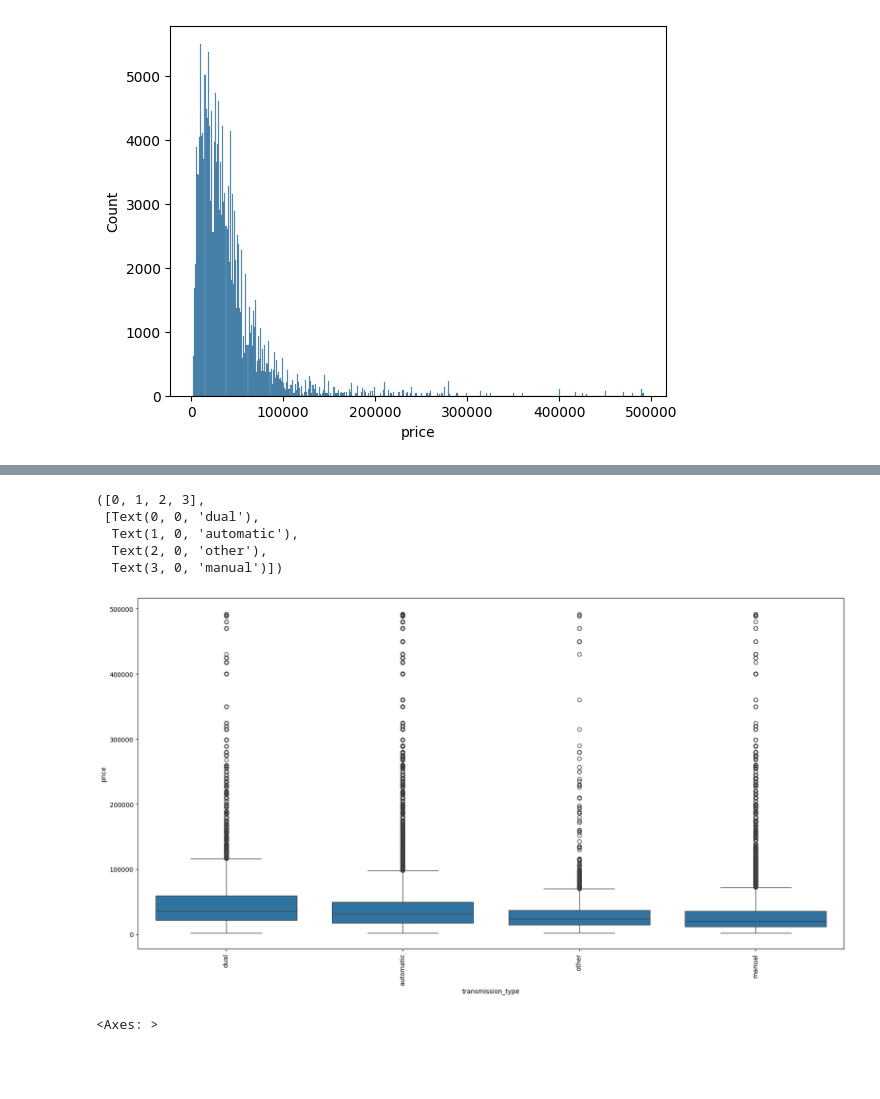
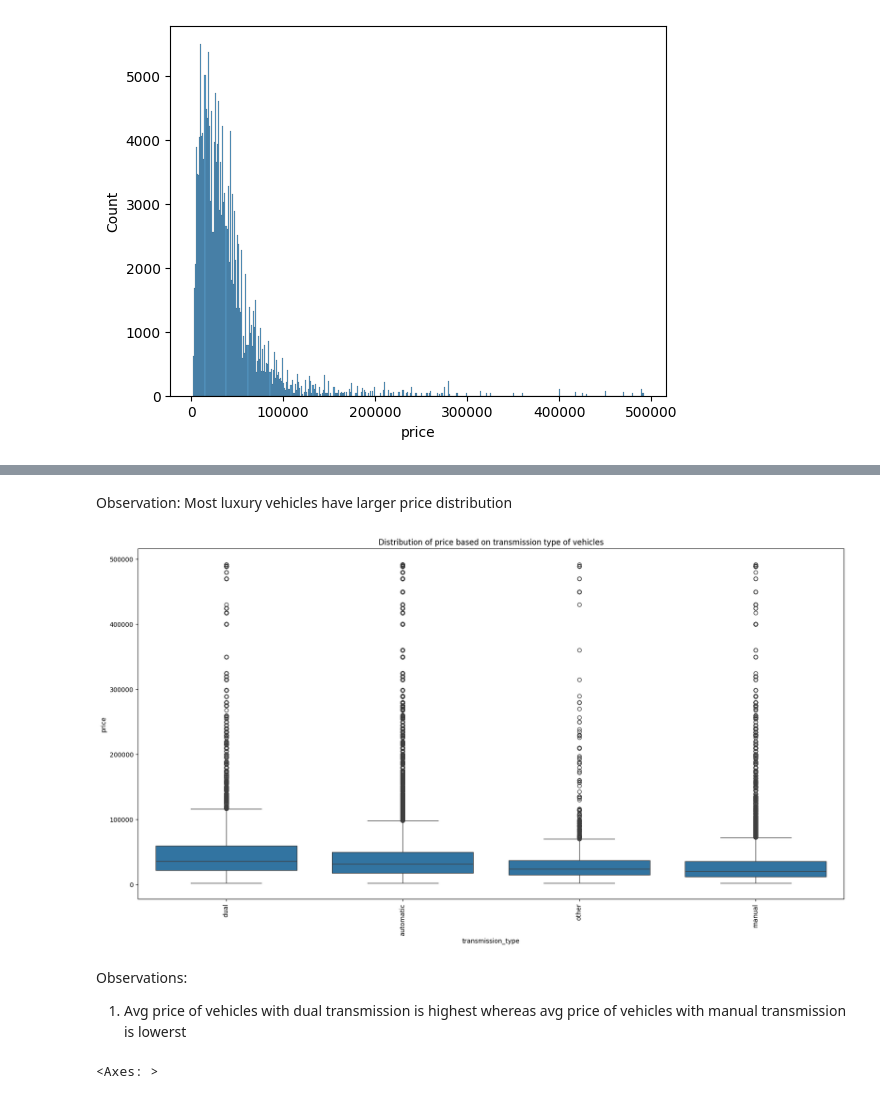
Before and after one commit to sacag08/Used-car-price-prediction, a Jupyter notebook: src/Notebook/DataPreprocessing.ipynb, the cells around one changed output, grey strips where cells are left out. Cells and saved outputs as stored; diff of their text form; code cells hidden in the pictures; blank space fills up the shorter version.

```diff
--- a/src/Notebook/DataPreprocessing.ipynb
+++ b/src/Notebook/DataPreprocessing.ipynb
@@ -183,6 +177,3 @@ Total number of unique values in model are 1897:
 
 Total number of unique values in clean_title are 1:
 ['Yes' nan]
-# %%
-for i in train['fuel_type'].unique():
-    print('Number of samples of {} in dataset are {} and some exaples are the following are \n {}'.format(i,len(train[train['fuel_type'] == i]),train[train['fuel_type'] == i]))
@@ -421,14 +404,16 @@ plt.xticks(rotation= 90)
+# %% [markdown]
+Observation:  Most luxury vehicles have larger price distribution
 # %%
 plt.figure(figsize=(20,10))
 sns.boxplot(data = cleaned_train_data, x='transmission_type',y='price',order=cleaned_train_data.groupby('transmission_type')['price'].mean().sort_values(ascending=False).index)
 plt.xticks(rotation= 90)
+plt.title('Distribution of price based on transmission type of vehicles')
+plt.show()
 # %% [output]
-([0, 1, 2, 3],
- [Text(0, 0, 'dual'),
-  Text(1, 0, 'automatic'),
-  Text(2, 0, 'other'),
-  Text(3, 0, 'manual')])
-[figure, old version]
+[figure, new version]
+# %% [markdown]
+Observations:
+1. Avg price of vehicles with dual transmission is highest whereas avg price of vehicles with manual transmission is lowerst
 # %%
 sns.heatmap(cleaned_train_data[['age','milage', 'hoursepower','capacity','Cylinder','price']].corr())
 # %% [output]
```
Also changed, not shown: parts of 20 cells of this notebook, 2 other files.
